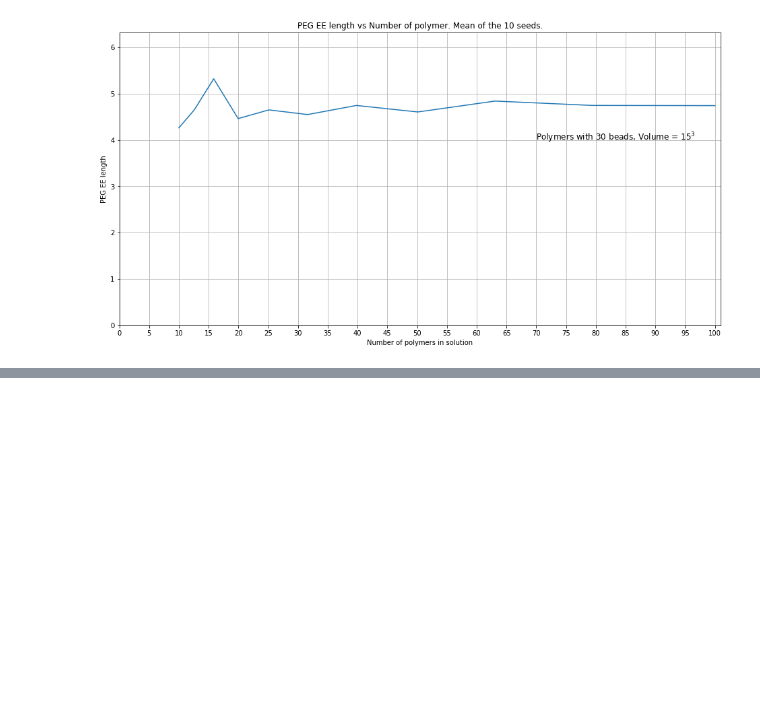
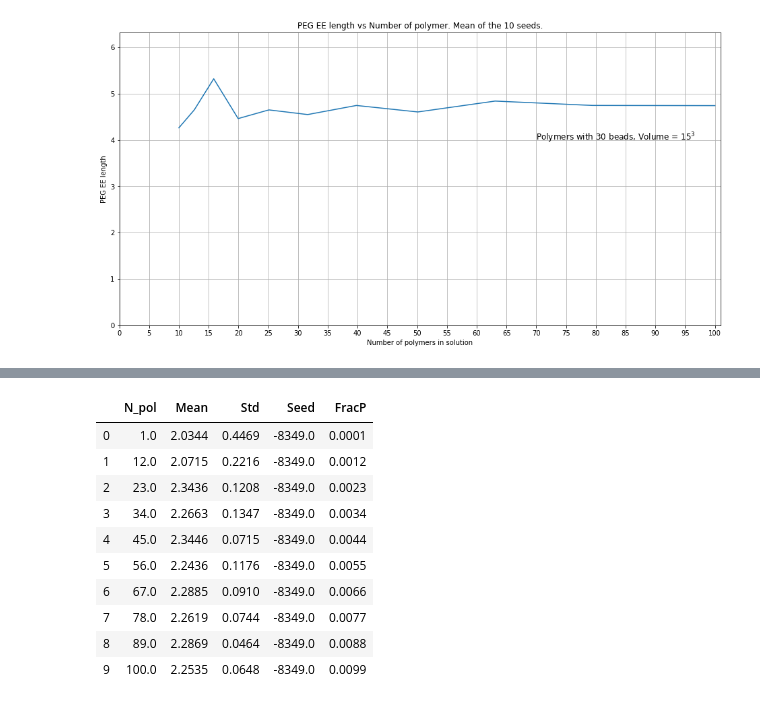
Before and after one commit to WizardingDragon/CCB-Homework-II, a Jupyter notebook: Analysis.ipynb, the cells around one changed output, grey strips where cells are left out. Drawn from its saved outputs; the diff is of its cells as text; code cells hidden in the pictures; blank space fills up the shorter version.

```diff
--- a/Analysis.ipynb
+++ b/Analysis.ipynb
@@ -251,0 +281,14 @@ plt.text(70,4, 'Polymers with 30 beads, Volume = $15^3$', fontsize=12);
+# %%
+advanced_df
+# %% [output]
+|  | N_pol | Mean | Std | Seed | FracP |
+| 0 | 1.0 | 2.0344 | 0.4469 | -8349.0 | 0.0001 |
+| 1 | 12.0 | 2.0715 | 0.2216 | -8349.0 | 0.0012 |
+| 2 | 23.0 | 2.3436 | 0.1208 | -8349.0 | 0.0023 |
+| 3 | 34.0 | 2.2663 | 0.1347 | -8349.0 | 0.0034 |
+| 4 | 45.0 | 2.3446 | 0.0715 | -8349.0 | 0.0044 |
+| 5 | 56.0 | 2.2436 | 0.1176 | -8349.0 | 0.0055 |
+| 6 | 67.0 | 2.2885 | 0.0910 | -8349.0 | 0.0066 |
+| 7 | 78.0 | 2.2619 | 0.0744 | -8349.0 | 0.0077 |
+| 8 | 89.0 | 2.2869 | 0.0464 | -8349.0 | 0.0088 |
+| 9 | 100.0 | 2.2535 | 0.0648 | -8349.0 | 0.0099 |
```
Also changed, not shown: parts of 1 cell of this notebook, 22 other files.
